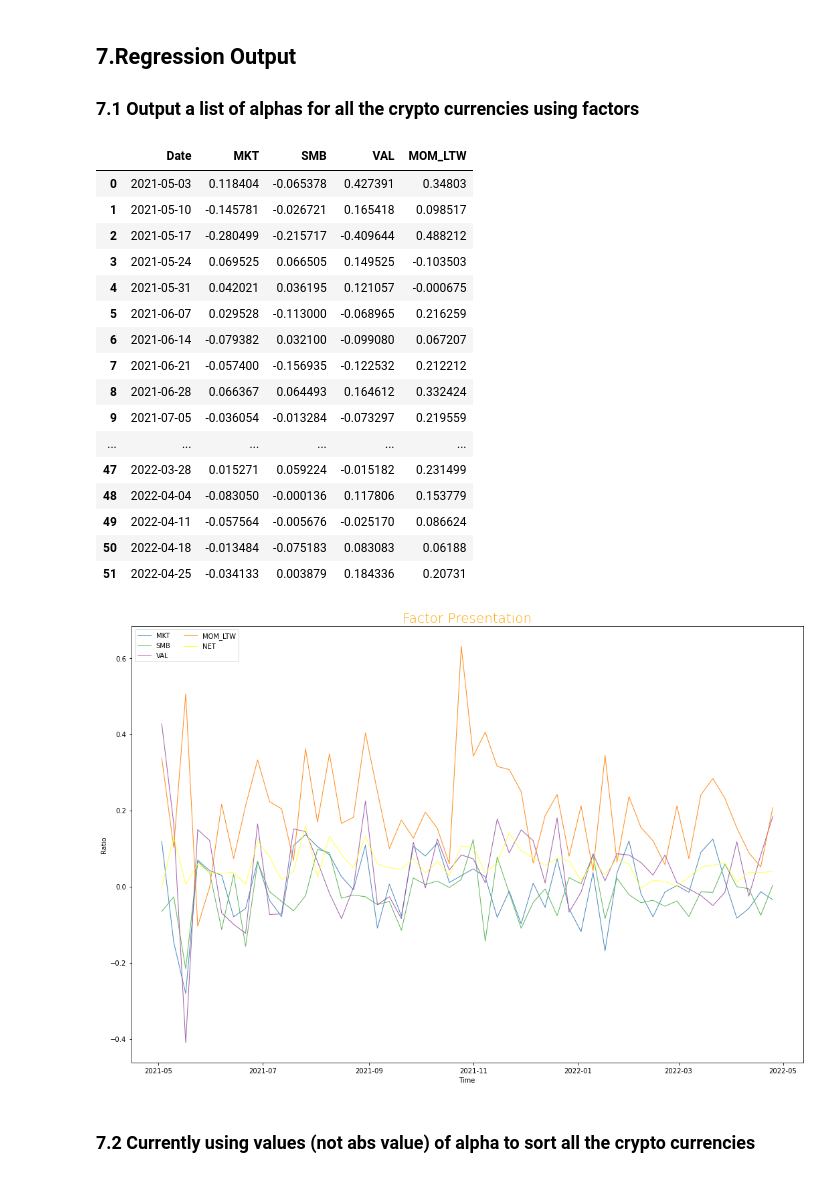
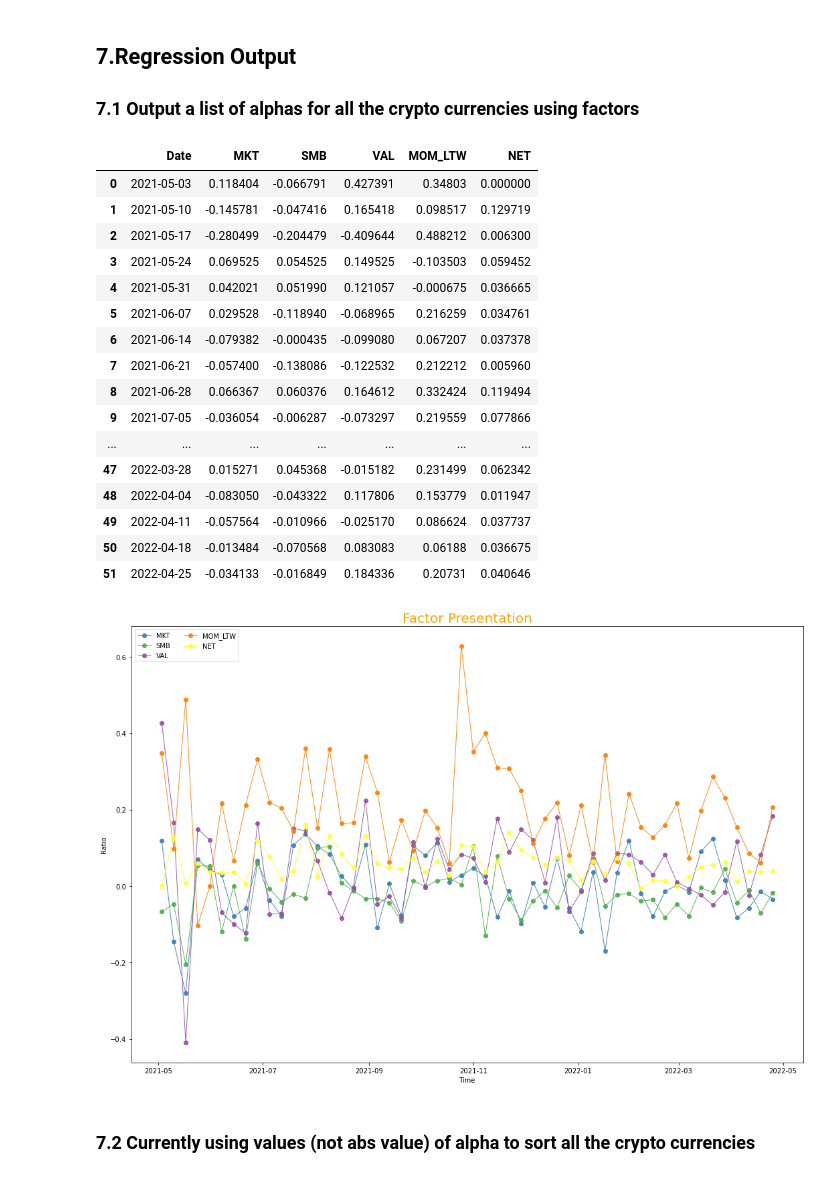
Before and after one commit to PracticumCrypto/C5-Analyzer, a Jupyter notebook: ALL.ipynb, the cells around one changed output. Cells and saved outputs as stored; diff of their text form; code cells hidden in the pictures.

Commit message:
updated SMB factor

```diff
--- a/ALL.ipynb
+++ b/ALL.ipynb
@@ -447,12 +495,15 @@ R2_score for MKT is  0.91
 # %% [markdown]
 ### largeCap includes all the cryptos in the top cap 20%, smallCap includes all the cryptos in the bottom cap 20%
 # %%
-largeCap = fullSample.groupby(['Date']).apply(lambda
-                                                x: x.nlargest(round(0.2*len(symbolList)),
+fullCapSample = fullSample.query("MarketCap > 0.1")
+
+
+largeCap = fullCapSample.groupby(['Date']).apply(lambda
+                                                x: x.nlargest(round(0.2*len(x)),
                                                               ['MarketCap'])).reset_index(drop=True)
 
-smallCap = fullSample.groupby(['Date']).apply(lambda
-                                                x: x.nsmallest(round(0.2*len(symbolList)),
+smallCap = fullCapSample.groupby(['Date']).apply(lambda
+                                                x: x.nsmallest(round(0.2*len(x)),
                                                               ['MarketCap'])).reset_index(drop=True)
 largeCap.head()
 # %% [output]
@@ -496,0 +605,24 @@ SMB_f.head()
+# %%
+from sklearn.linear_model import LinearRegression
+performance = {}
+
+#### to be added for other factor
+# factors = factors.merge(MOM_f, on = 'Date', how ='outer')
+factors = SMB_f
+
+features = factors.columns.tolist()
+features.remove('Date')
+target = "ExcessReturn"
+
+for index in fullSample['Asset'].unique().tolist():
+    syntax = f"Asset == '{index}'"
+    segment = fullSample.query(syntax)
+
+    reg = segment[['Date','ExcessReturn']].merge(factors, on = 'Date', how = 'outer')
+    y = reg [target].copy()
+    x = reg [features].copy()
+    model = LinearRegression()
+    model.fit(x, y)
+    y_pred = model.predict(x)
+    alpha = model.intercept_
+    performance[index] = alpha
@@ -999,43 +1202,43 @@ for index in fullSample['Asset'].unique().tolist():
 # %%
 factors
 # %% [output]
-|  | Date | MKT | SMB | VAL | MOM_LTW |
-| 0 | 2021-05-03 | 0.118404 | -0.065378 | 0.427391 | 0.34803 |
-| 1 | 2021-05-10 | -0.145781 | -0.026721 | 0.165418 | 0.098517 |
-| 2 | 2021-05-17 | -0.280499 | -0.215717 | -0.409644 | 0.488212 |
-| 3 | 2021-05-24 | 0.069525 | 0.066505 | 0.149525 | -0.103503 |
-| 4 | 2021-05-31 | 0.042021 | 0.036195 | 0.121057 | -0.000675 |
-| 5 | 2021-06-07 | 0.029528 | -0.113000 | -0.068965 | 0.216259 |
-| 6 | 2021-06-14 | -0.079382 | 0.032100 | -0.099080 | 0.067207 |
-| 7 | 2021-06-21 | -0.057400 | -0.156935 | -0.122532 | 0.212212 |
-| 8 | 2021-06-28 | 0.066367 | 0.064493 | 0.164612 | 0.332424 |
-| 9 | 2021-07-05 | -0.036054 | -0.013284 | -0.073297 | 0.219559 |
-| ... | ... | ... | ... | ... | ... |
-| 47 | 2022-03-28 | 0.015271 | 0.059224 | -0.015182 | 0.231499 |
-| 48 | 2022-04-04 | -0.083050 | -0.000136 | 0.117806 | 0.153779 |
-| 49 | 2022-04-11 | -0.057564 | -0.005676 | -0.025170 | 0.086624 |
-| 50 | 2022-04-18 | -0.013484 | -0.075183 | 0.083083 | 0.06188 |
-| 51 | 2022-04-25 | -0.034133 | 0.003879 | 0.184336 | 0.20731 |
+|  | Date | MKT | SMB | VAL | MOM_LTW | NET |
+| 0 | 2021-05-03 | 0.118404 | -0.066791 | 0.427391 | 0.34803 | 0.000000 |
+| 1 | 2021-05-10 | -0.145781 | -0.047416 | 0.165418 | 0.098517 | 0.129719 |
+| 2 | 2021-05-17 | -0.280499 | -0.204479 | -0.409644 | 0.488212 | 0.006300 |
+| 3 | 2021-05-24 | 0.069525 | 0.054525 | 0.149525 | -0.103503 | 0.059452 |
+| 4 | 2021-05-31 | 0.042021 | 0.051990 | 0.121057 | -0.000675 | 0.036665 |
+| 5 | 2021-06-07 | 0.029528 | -0.118940 | -0.068965 | 0.216259 | 0.034761 |
+| 6 | 2021-06-14 | -0.079382 | -0.000435 | -0.099080 | 0.067207 | 0.037378 |
+| 7 | 2021-06-21 | -0.057400 | -0.138086 | -0.122532 | 0.212212 | 0.005960 |
+| 8 | 2021-06-28 | 0.066367 | 0.060376 | 0.164612 | 0.332424 | 0.119494 |
+| 9 | 2021-07-05 | -0.036054 | -0.006287 | -0.073297 | 0.219559 | 0.077866 |
+| ... | ... | ... | ... | ... | ... | ... |
+| 47 | 2022-03-28 | 0.015271 | 0.045368 | -0.015182 | 0.231499 | 0.062342 |
+| 48 | 2022-04-04 | -0.083050 | -0.043322 | 0.117806 | 0.153779 | 0.011947 |
+| 49 | 2022-04-11 | -0.057564 | -0.010966 | -0.025170 | 0.086624 | 0.037737 |
+| 50 | 2022-04-18 | -0.013484 | -0.070568 | 0.083083 | 0.06188 | 0.036675 |
+| 51 | 2022-04-25 | -0.034133 | -0.016849 | 0.184336 | 0.20731 | 0.040646 |
 # %%
 from matplotlib.pyplot import figure
 
 plt.figure(figsize=(18,12))
 
 palette = plt.get_cmap('Set1')
 
 num=0
 for column in factors.drop('Date', axis=1):
     num+=1
-    plt.plot(factors['Date'], factors[column], marker='', color=palette(num), linewidth=1, alpha=0.9, label=column)
+    plt.plot(factors['Date'], factors[column], marker='o', color=palette(num), linewidth=1, alpha=0.9, label=column)
 
 
 plt.legend(loc=2, ncol=2)
 plt.title("Factor Presentation", loc='center', fontsize=20, fontweight=0, color='orange')
 plt.xlabel("Time")
 plt.ylabel("Ratio")
 plt.show()
 # %% [output]
-[figure, old version]
+[figure, new version]
 # %% [markdown]
 ### 7.2 Currently using values (not abs value) of alpha to sort all the crypto currencies
 # %%
```
Also changed, not shown: parts of 32 cells of this notebook.
